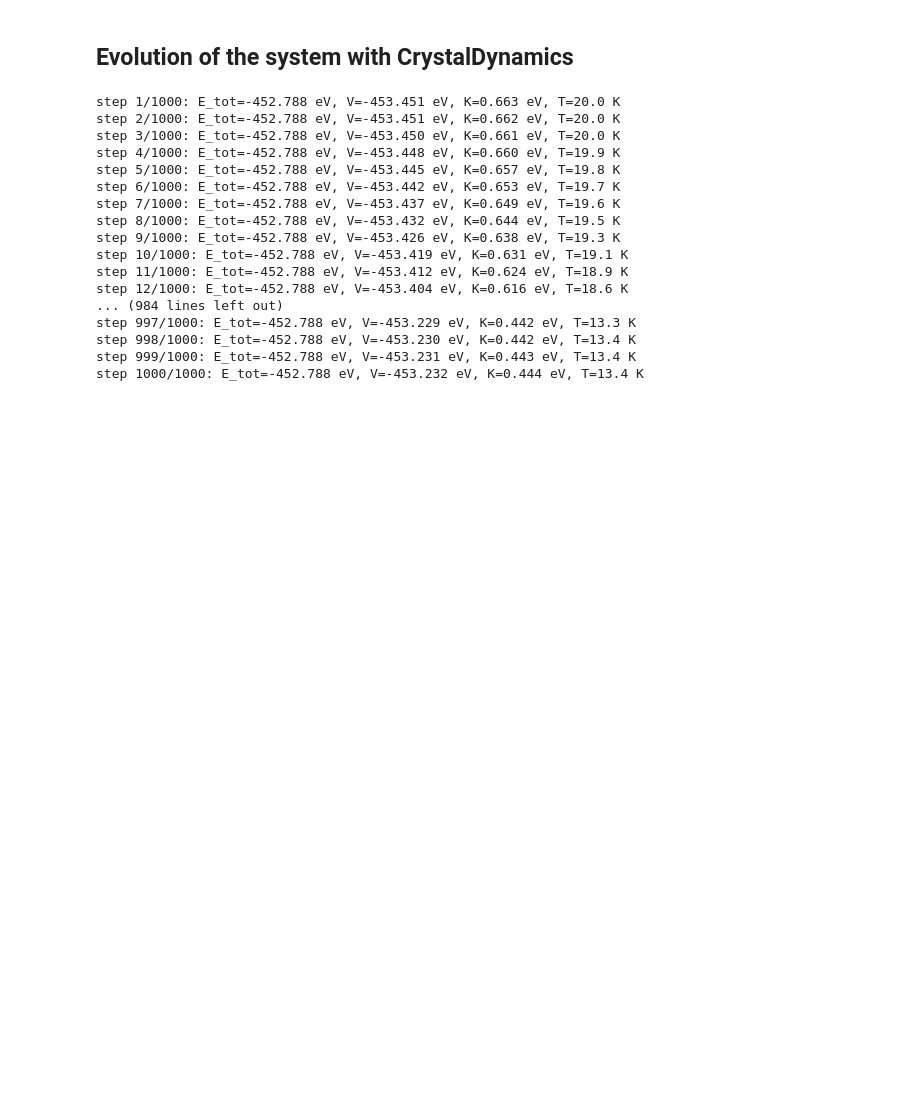
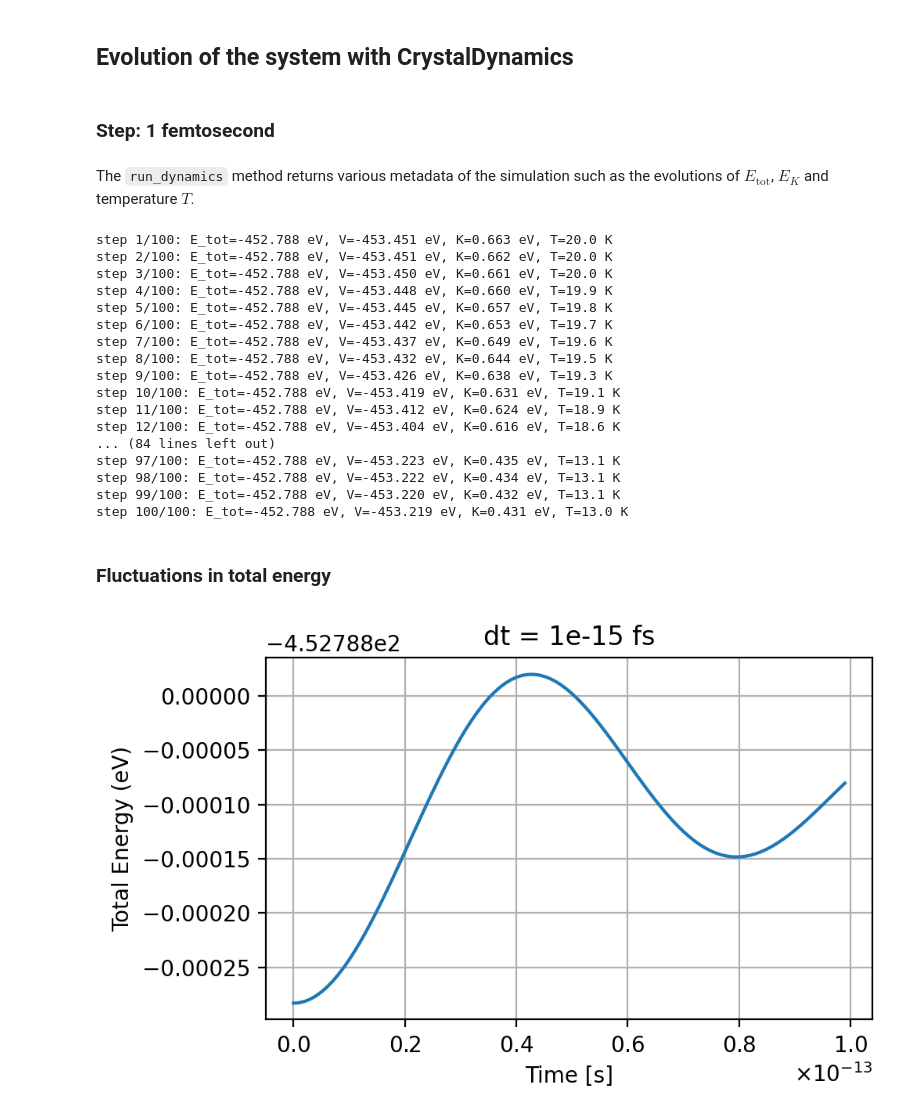
Before and after one commit to zosojack/lab-cms, a Jupyter notebook: zosojack/tutorials/Class_Crystal.ipynb, the cells around one changed output. Cells and saved outputs as stored; diff of their text form; code cells hidden in the pictures; blank space fills up the shorter version.

```diff
--- a/zosojack/tutorials/Class_Crystal.ipynb
+++ b/zosojack/tutorials/Class_Crystal.ipynb
@@ -159,27 +159,55 @@ Now each entry of `vec_forze` is a list containing the three components (x, y, z
 ---
 # %% [markdown]
 ## Evolution of the system with CrystalDynamics
+# %% [markdown]
+### Step: 1 femtosecond
+# %% [markdown]
+The `run_dynamics` method returns various metadata of the simulation such as the evolutions of $E_\text{tot}$, $E_K$ and temperature $T$.
 # %%
 from libraries.CrystalDynamics import CrystalDynamics as Dynamics
+# choose a time step dt = 1 fs
+dt = 1e-15
+# and an initial temperature T = 20 K
+T = 20
+# declare the atomic mass of the atoms considered
+silver_mass = 108
 # %%
-simulazione = Dynamics(cristallo, atomic_mass=108, dt=1E-15, temp_ini=20)
+simulazione = Dynamics(cristallo, atomic_mass=silver_mass, dt=dt, temp_ini=T)
 simulazione.set_seed(12316543)
-simulazione.run_dynamics(n_steps=1000, debug=True)
+meta_E_tot, meta_E_K, meta_T = simulazione.run_dynamics(n_steps=100, debug=True)
 # %% [output]
-step 1/1000: E_tot=-452.788 eV, V=-453.451 eV, K=0.663 eV, T=20.0 K
-step 2/1000: E_tot=-452.788 eV, V=-453.451 eV, K=0.662 eV, T=20.0 K
-step 3/1000: E_tot=-452.788 eV, V=-453.450 eV, K=0.661 eV, T=20.0 K
-step 4/1000: E_tot=-452.788 eV, V=-453.448 eV, K=0.660 eV, T=19.9 K
-step 5/1000: E_tot=-452.788 eV, V=-453.445 eV, K=0.657 eV, T=19.8 K
-step 6/1000: E_tot=-452.788 eV, V=-453.442 eV, K=0.653 eV, T=19.7 K
-step 7/1000: E_tot=-452.788 eV, V=-453.437 eV, K=0.649 eV, T=19.6 K
-step 8/1000: E_tot=-452.788 eV, V=-453.432 eV, K=0.644 eV, T=19.5 K
-step 9/1000: E_tot=-452.788 eV, V=-453.426 eV, K=0.638 eV, T=19.3 K
-step 10/1000: E_tot=-452.788 eV, V=-453.419 eV, K=0.631 eV, T=19.1 K
-step 11/1000: E_tot=-452.788 eV, V=-453.412 eV, K=0.624 eV, T=18.9 K
-step 12/1000: E_tot=-452.788 eV, V=-453.404 eV, K=0.616 eV, T=18.6 K
-... (984 lines left out)
-step 997/1000: E_tot=-452.788 eV, V=-453.229 eV, K=0.442 eV, T=13.3 K
-step 998/1000: E_tot=-452.788 eV, V=-453.230 eV, K=0.442 eV, T=13.4 K
-step 999/1000: E_tot=-452.788 eV, V=-453.231 eV, K=0.443 eV, T=13.4 K
-step 1000/1000: E_tot=-452.788 eV, V=-453.232 eV, K=0.444 eV, T=13.4 K
+step 1/100: E_tot=-452.788 eV, V=-453.451 eV, K=0.663 eV, T=20.0 K
+step 2/100: E_tot=-452.788 eV, V=-453.451 eV, K=0.662 eV, T=20.0 K
+step 3/100: E_tot=-452.788 eV, V=-453.450 eV, K=0.661 eV, T=20.0 K
+step 4/100: E_tot=-452.788 eV, V=-453.448 eV, K=0.660 eV, T=19.9 K
+step 5/100: E_tot=-452.788 eV, V=-453.445 eV, K=0.657 eV, T=19.8 K
+step 6/100: E_tot=-452.788 eV, V=-453.442 eV, K=0.653 eV, T=19.7 K
+step 7/100: E_tot=-452.788 eV, V=-453.437 eV, K=0.649 eV, T=19.6 K
+step 8/100: E_tot=-452.788 eV, V=-453.432 eV, K=0.644 eV, T=19.5 K
+step 9/100: E_tot=-452.788 eV, V=-453.426 eV, K=0.638 eV, T=19.3 K
+step 10/100: E_tot=-452.788 eV, V=-453.419 eV, K=0.631 eV, T=19.1 K
+step 11/100: E_tot=-452.788 eV, V=-453.412 eV, K=0.624 eV, T=18.9 K
+step 12/100: E_tot=-452.788 eV, V=-453.404 eV, K=0.616 eV, T=18.6 K
+... (84 lines left out)
+step 97/100: E_tot=-452.788 eV, V=-453.223 eV, K=0.435 eV, T=13.1 K
+step 98/100: E_tot=-452.788 eV, V=-453.222 eV, K=0.434 eV, T=13.1 K
+step 99/100: E_tot=-452.788 eV, V=-453.220 eV, K=0.432 eV, T=13.1 K
+step 100/100: E_tot=-452.788 eV, V=-453.219 eV, K=0.431 eV, T=13.0 K
+# %% [markdown]
+### Fluctuations in total energy
+# %%
+import matplotlib.pyplot as plt
+import numpy as np
+x = np.arange(0, 100, 1) * dt
+y = meta_E_tot[:100]
+
+plt.figure(figsize=(5,3), dpi=200)
+plt.plot(x, y)
+plt.ticklabel_format(style='sci', axis='x', scilimits=(0,0), useMathText=True)
+plt.xlabel('Time [s]')
+plt.ylabel('Total Energy (eV)')
+plt.title(f'dt = {dt} fs')
+plt.grid()
+plt.show()
+# %% [output]
+[figure, added]
```
Also changed, not shown: parts of 6 cells of this notebook, 2 other files.
